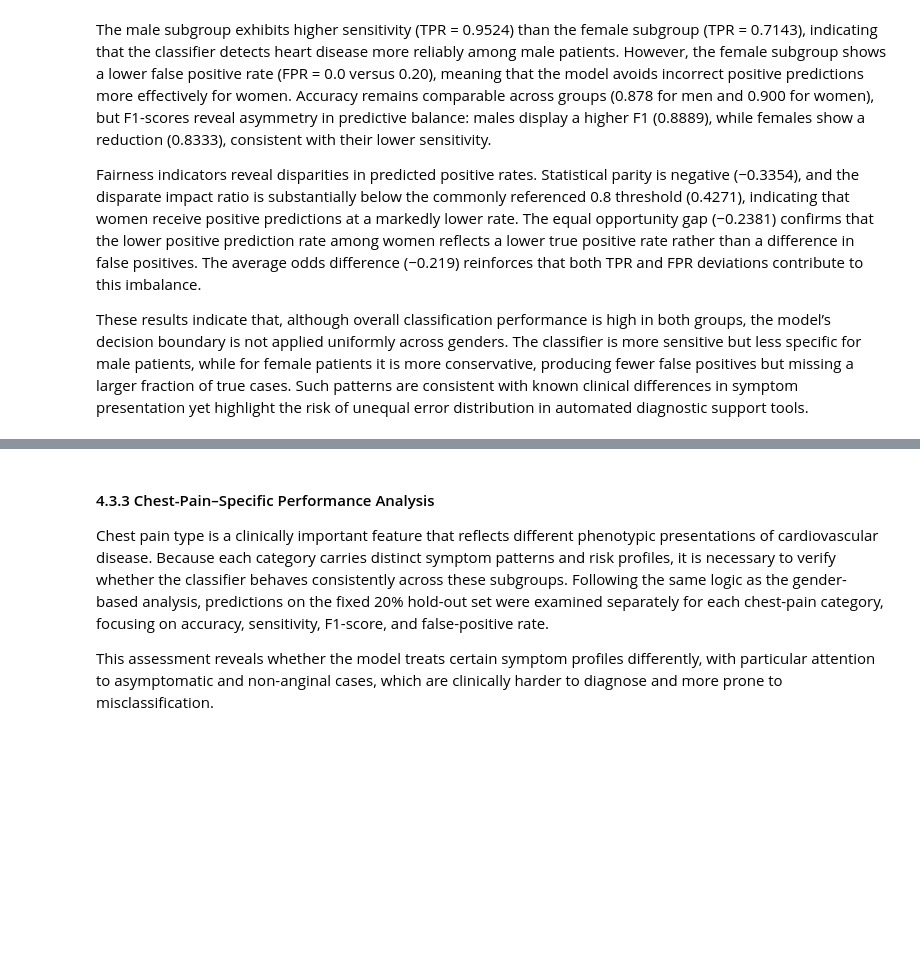
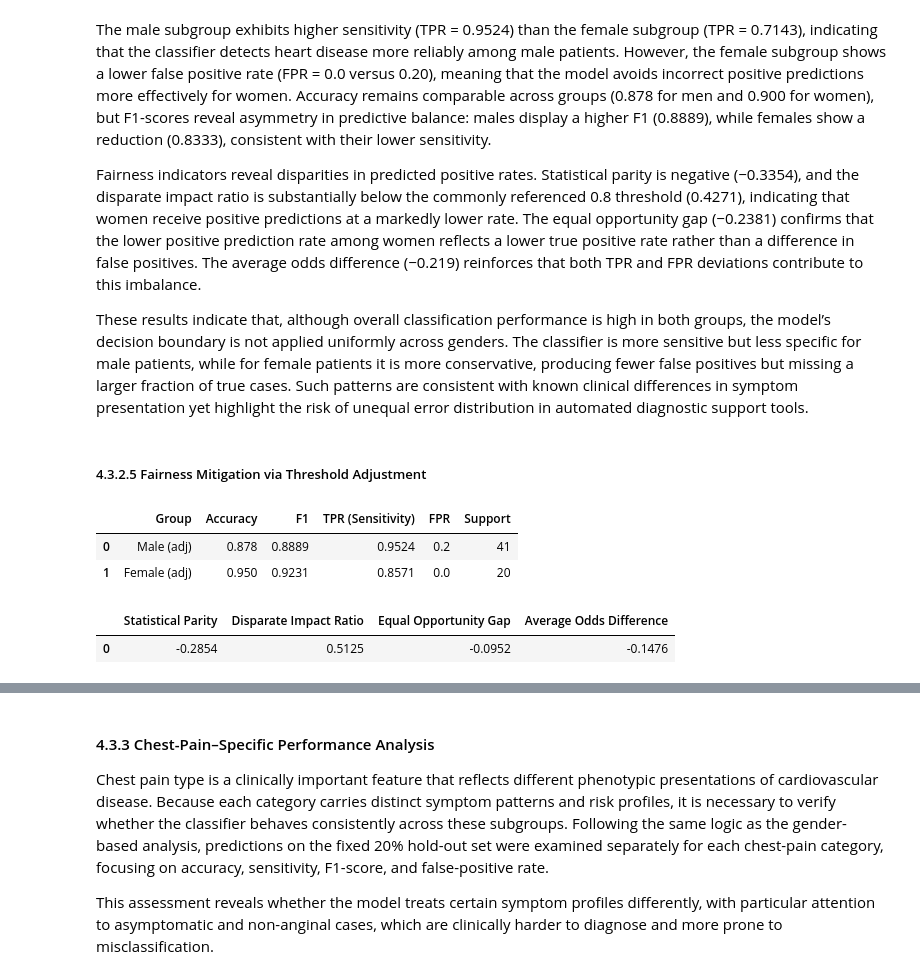
Before and after one commit to Mihalachee/Phenotypic-Bias-in-Heart-Disease-Prediction, a Jupyter notebook: indiviual.ipynb, the cells around one changed output, grey strips where cells are left out. Cells and saved outputs as stored; diff of their text form; code cells hidden in the pictures; blank space fills up the shorter version.

```diff
--- a/indiviual.ipynb
+++ b/indiviual.ipynb
@@ -1860,3 +1860,39 @@ The male subgroup exhibits higher sensitivity (TPR = 0.9524) than the female sub
 Fairness indicators reveal disparities in predicted positive rates. Statistical parity is negative (−0.3354), and the disparate impact ratio is substantially below the commonly referenced 0.8 threshold (0.4271), indicating that women receive positive predictions at a markedly lower rate. The equal opportunity gap (−0.2381) confirms that the lower positive prediction rate among women reflects a lower true positive rate rather than a difference in false positives. The average odds difference (−0.219) reinforces that both TPR and FPR deviations contribute to this imbalance.
 
 These results indicate that, although overall classification performance is high in both groups, the model’s decision boundary is not applied uniformly across genders. The classifier is more sensitive but less specific for male patients, while for female patients it is more conservative, producing fewer false positives but missing a larger fraction of true cases. Such patterns are consistent with known clinical differences in symptom presentation yet highlight the risk of unequal error distribution in automated diagnostic support tools.
+# %% [markdown]
+##### 4.3.2.5 Fairness Mitigation via Threshold Adjustment
+# %%
+
+thr_male = 0.50
+thr_female = 0.40   # lowered threshold to increase sensitivity for women
+
+# New predictions with group-specific thresholds
+y_pred_male_adj = (y_prob_male >= thr_male).astype(int)
+y_pred_female_adj = (y_prob_female >= thr_female).astype(int)
+
+# Recompute metrics
+metrics_male_adj   = compute_metrics(y_test_male,   y_pred_male_adj)
+metrics_female_adj = compute_metrics(y_test_female, y_pred_female_adj)
+
+gender_summary_adj = pd.DataFrame(
+    [ {"Group": "Male (adj)", **metrics_male_adj},
+      {"Group": "Female (adj)", **metrics_female_adj} ]
+)
+
+display(gender_summary_adj.round(4))
+
+# Fairness metrics after mitigation
+fairness_results_adj = fairness_metrics(
+    y_test_male, y_test_female,
+    y_pred_male_adj, y_pred_female_adj
+)
+
+fairness_df_adj = pd.DataFrame([fairness_results_adj])
+display(fairness_df_adj.round(4))
+# %% [output]
+|  | Group | Accuracy | F1 | TPR (Sensitivity) | FPR | Support |
+| 0 | Male (adj) | 0.878 | 0.8889 | 0.9524 | 0.2 | 41 |
+| 1 | Female (adj) | 0.950 | 0.9231 | 0.8571 | 0.0 | 20 |
+|  | Statistical Parity | Disparate Impact Ratio | Equal Opportunity Gap | Average Odds Difference |
+| 0 | -0.2854 | 0.5125 | -0.0952 | -0.1476 |
```
Also changed, not shown: parts of 16 cells of this notebook, 1 other file.
